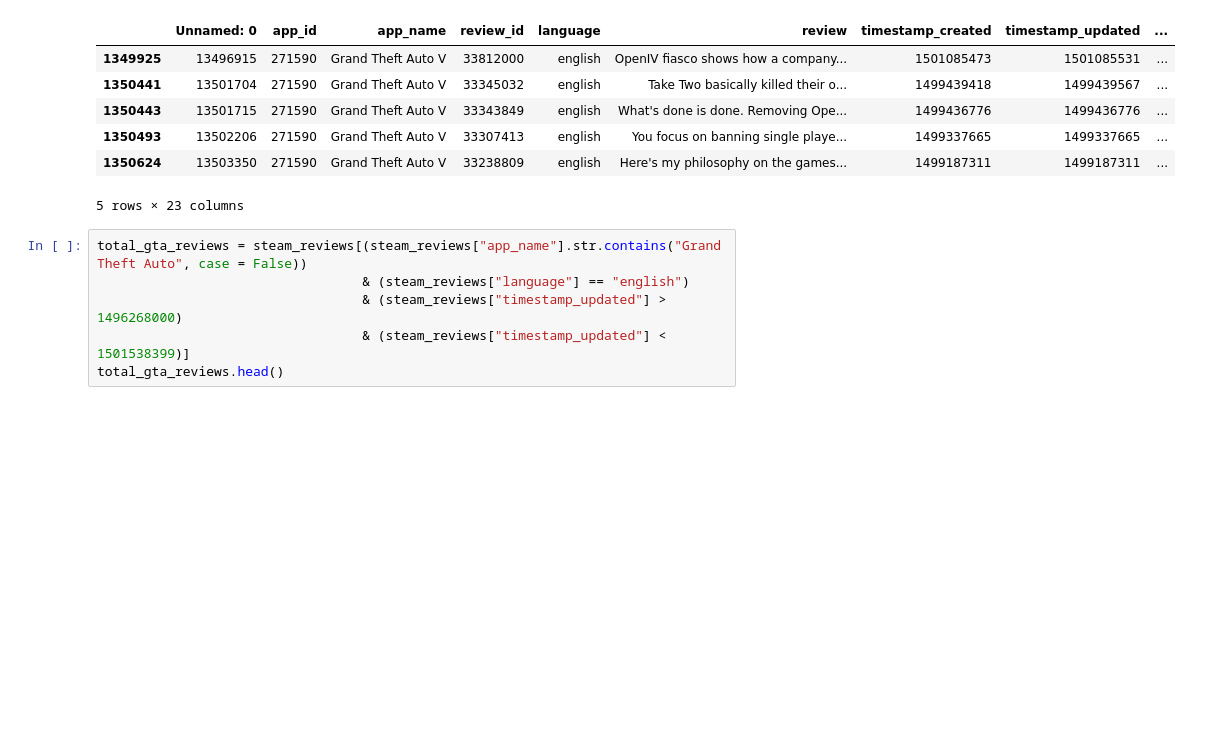
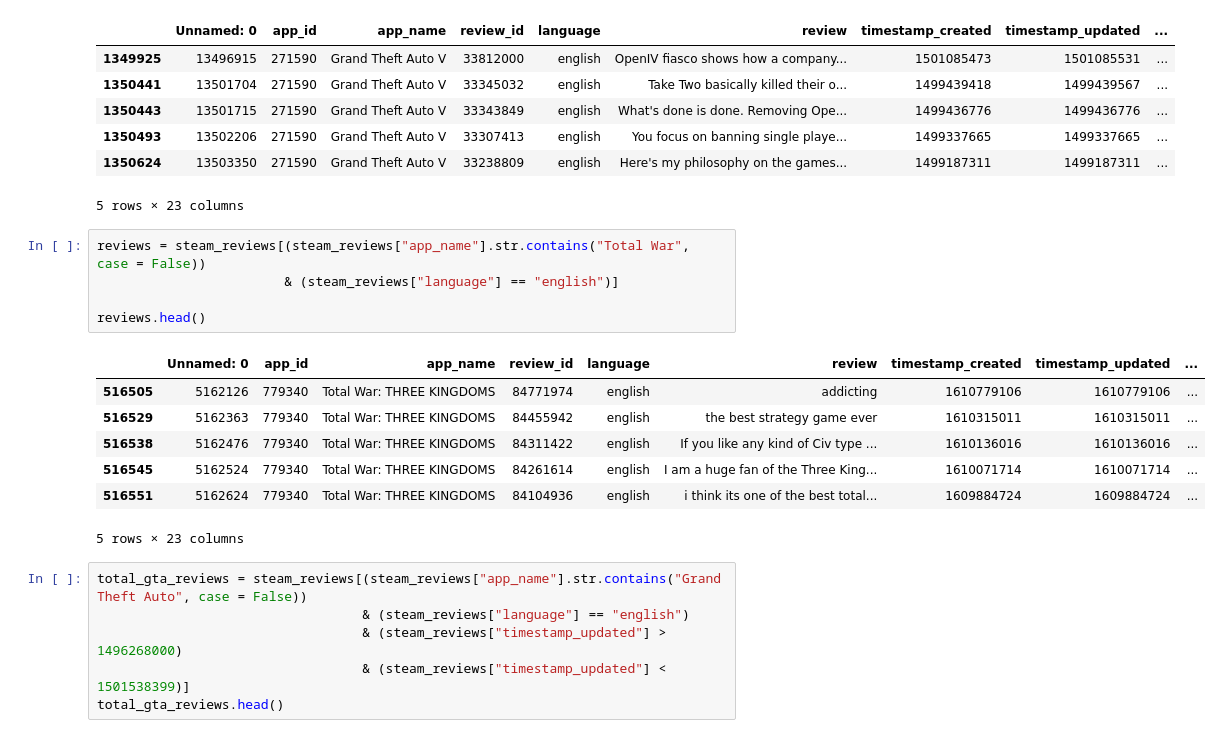
Before and after one commit to Litr0/Steam_data_converter_ML, a Jupyter notebook: transform_steam_data.ipynb, the cells around one changed output. Drawn from its saved outputs; the diff is of its cells as text; blank space fills up the shorter version.

```diff
--- a/transform_steam_data.ipynb
+++ b/transform_steam_data.ipynb
@@ -72,6 +72,19 @@ one_game_only_english.head()
 | 1350493 | 13502206 | 271590 | Grand Theft Auto V | 33307413 | english | You focus on banning single playe... | 1499337665 | 1499337665 | ... |
 | 1350624 | 13503350 | 271590 | Grand Theft Auto V | 33238809 | english | Here's my philosophy on the games... | 1499187311 | 1499187311 | ... |
 5 rows × 23 columns
+# %%
+reviews = steam_reviews[(steam_reviews["app_name"].str.contains("Total War", case = False))
+                        & (steam_reviews["language"] == "english")]
+
+reviews.head()
+# %% [output]
+|  | Unnamed: 0 | app_id | app_name | review_id | language | review | timestamp_created | timestamp_updated | ... |
+| 516505 | 5162126 | 779340 | Total War: THREE KINGDOMS | 84771974 | english | addicting | 1610779106 | 1610779106 | ... |
+| 516529 | 5162363 | 779340 | Total War: THREE KINGDOMS | 84455942 | english | the best strategy game ever | 1610315011 | 1610315011 | ... |
+| 516538 | 5162476 | 779340 | Total War: THREE KINGDOMS | 84311422 | english | If you like any kind of Civ type ... | 1610136016 | 1610136016 | ... |
+| 516545 | 5162524 | 779340 | Total War: THREE KINGDOMS | 84261614 | english | I am a huge fan of the Three King... | 1610071714 | 1610071714 | ... |
+| 516551 | 5162624 | 779340 | Total War: THREE KINGDOMS | 84104936 | english | i think its one of the best total... | 1609884724 | 1609884724 | ... |
+5 rows × 23 columns
 # %%
 total_gta_reviews = steam_reviews[(steam_reviews["app_name"].str.contains("Grand Theft Auto", case = False))
                                   & (steam_reviews["language"] == "english")
```
Also changed, not shown: parts of 3 cells of this notebook.
